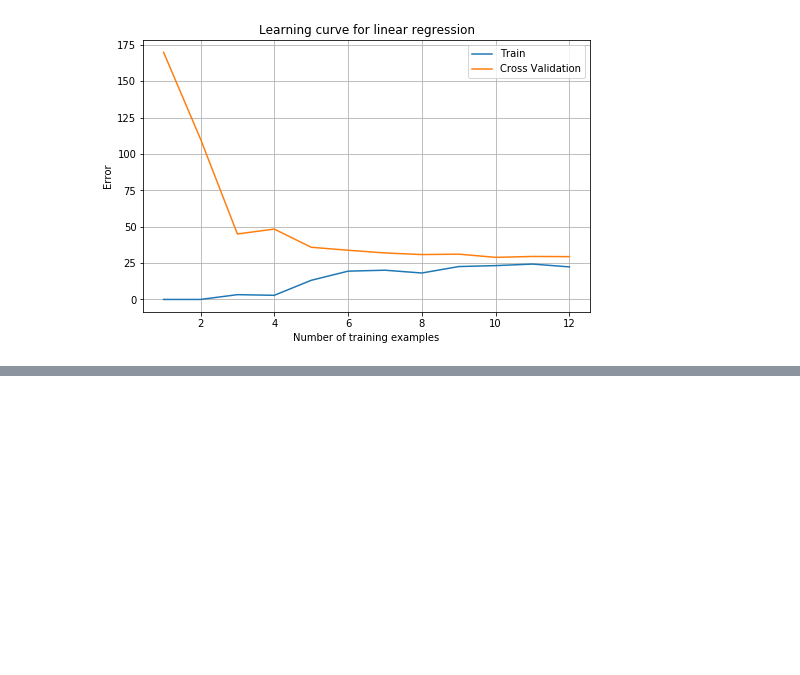
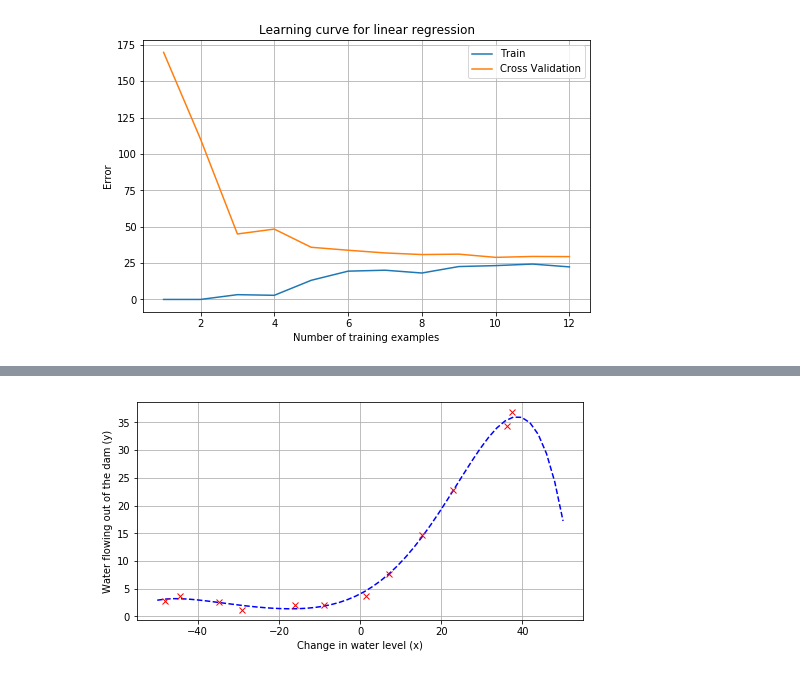
Before and after one commit to BartlomiejSkwira/coursera_machine-learning, a Jupyter notebook: machine-learning-ex5/ex5.ipynb, the cells around one changed output, grey strips where cells are left out. Saved outputs shown, nothing was run; the diff lists cells and outputs as text; code cells hidden in the pictures; blank space fills up the shorter version.

```diff
--- a/machine-learning-ex5/ex5.ipynb
+++ b/machine-learning-ex5/ex5.ipynb
@@ -137,9 +137,9 @@ gradient(theta_initial, X_train_int, y_train, lmbda)
 # %% [output]
 array([-15.30301567, 598.25074417])
 # %%
-def optimizeTheta(theta_initial, X, y, lmbda=0., print_output=True):
+def optimize_theta(theta_initial, X, y, lmbda=0., print_output=True):
     """compute the optimal values of θ"""
-    theta_opt = fmin_cg(costFunction,
+    theta_opt = fmin_cg(cost_function,
                         x0=theta_initial,
                         fprime=gradient,
                         args=(X, y, lmbda),
@@ -203,0 +255,17 @@ plotLearningCurve()
+# %%
+#p = 8 #polynomial degree
+
+#from https://github.com/kaleko/CourseraML/blob/master/ex5/ex5.ipynb
+###############################################################
+# My d=8 plot doesn't match the homework pdf, due to differences
+# between scipy.optimize.fmin_cg and the octave version
+# I see that in subokita's implementation, for fitting he gets the
+# same results as I when using scipy.optimize.fmin_cg
+#
+# The d=5 plot (up through x^6) shows overfitting clearly, so I'll
+# continue using that
+###############################################################
+
+polynomial_degree = 6
+X_poly = generate_polynomial_features(X_train_int, polynomial_degree)
+print(X_poly)
@@ -203,0 +290,4 @@ plotLearningCurve()
+# %%
+#normalize values
+X_poly_norm,  X_mean, X_std = feature_normalize(X_poly)
+X_poly_norm[:3, :]
@@ -203,0 +304,4 @@ plotLearningCurve()
+# %%
+theta_initial_poly = np.ones((X_poly.shape[1], 1))
+theta_opt_poly = optimize_theta(theta_initial_poly, X_poly_norm, y_train)
+theta_opt_poly
@@ -203,0 +316,18 @@ plotLearningCurve()
+# %%
+def plot_polynomial_fit(theta, means, stds):
+    n_points_to_plot = 50
+    x_vals = np.linspace(-50, 50, n_points_to_plot)
+
+    x_mat = np.ones((n_points_to_plot, 1))
+    x_mat = np.insert(x_mat, x_mat.shape[1], x_vals.T, axis=1)
+    x_mat = generate_polynomial_features(x_mat, len(theta) - 1)
+
+    #This is undoing feature normalization
+    x_mat[:, 1:] = x_mat[:, 1:] - means[1:]
+    x_mat[:, 1:] = x_mat[:, 1:] / stds[1:]
+    plt.plot(x_vals, h(x_mat, theta), 'b--')
+    plot_data(X_train, y_train)
+
+plot_polynomial_fit(theta_opt_poly, X_mean, X_std)
+# %% [output]
+[figure, added]
```
Also changed, not shown: parts of 15 cells of this notebook.
